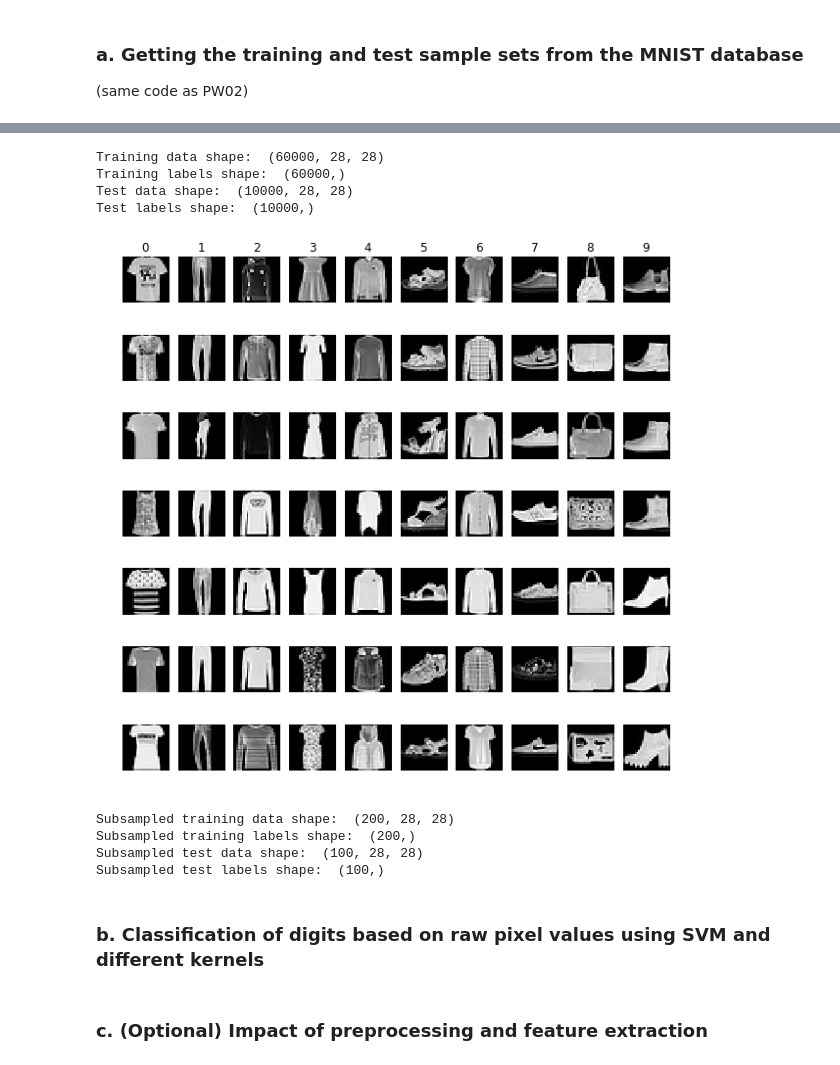
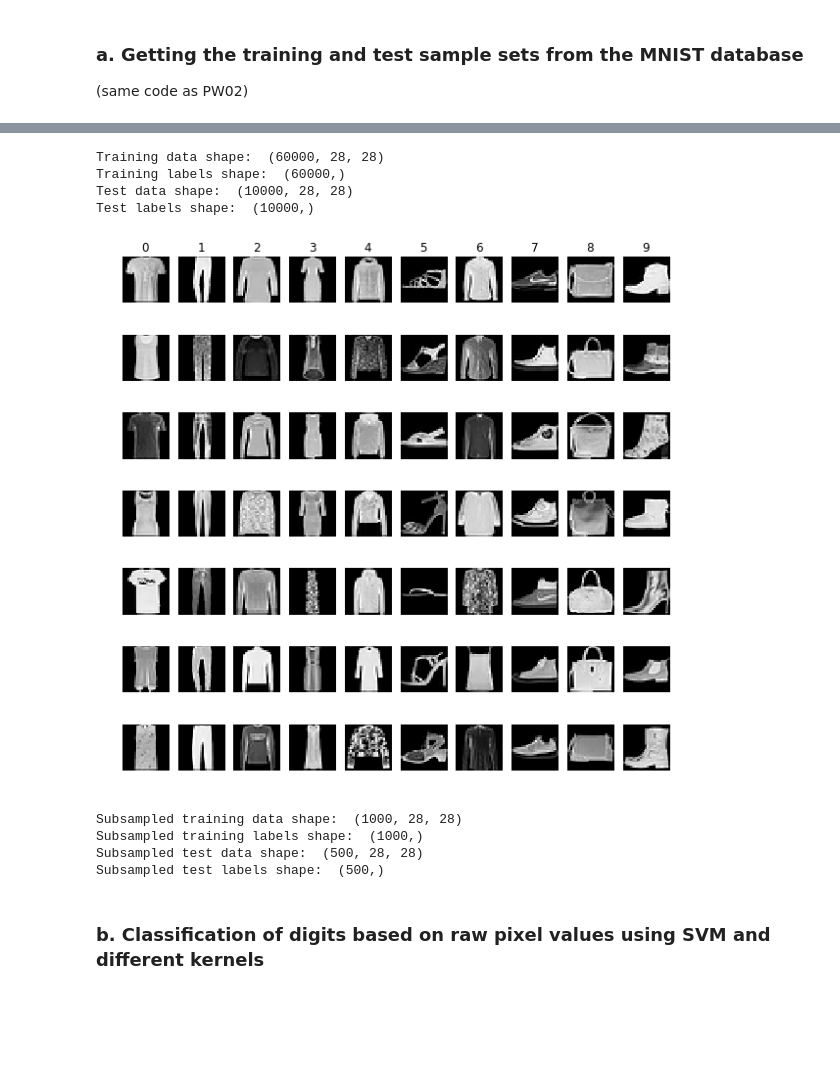
Before and after one commit to flavz27/mach_le_mse, a Jupyter notebook: PW07/07_pittet_vitali.ipynb, the cells around one changed output, grey strips where cells are left out. Saved outputs shown, nothing was run; the diff lists cells and outputs as text; code cells hidden in the pictures; blank space fills up the shorter version.

Commit message:
PW07: Tests done with 1000 samples

```diff
--- a/PW07/07_pittet_vitali.ipynb
+++ b/PW07/07_pittet_vitali.ipynb
@@ -13,12 +37,5 @@
 # %%
 # Run some setup code for this notebook.
-# we will be using the MNIST dataset from zalando https://github.com/zalandoresearch/fashion-mnist
-
-import numpy as np
-import matplotlib.pyplot as plt
-import pandas as pd
-import os
-import math
 
 %matplotlib inline
 
@@ -71,41 +88,39 @@ for y, cls in enumerate(classes): # y and cls takes values from 0-9
         plt_idx = i * num_classes + y + 1   # determines the sub-plot index
         plt.subplot(samples_per_class, num_classes, plt_idx)
         plt.imshow(X_train[idx].astype('uint8'))
         plt.axis('off')
         if i == 0:
             plt.title(cls)
 plt.show()
 
 
 # Subsample the data for more efficient code execution in this exercise. We do this to make it go faster.
 # When you will have completed the whole notebook, you can run it again on a larger (or total) dataset
 # and observe the difference in terms of accuracy (and speedup).
-num_training = 200
+num_training = 1000
 mask = range(num_training)
 X_train = X_train[mask]
 y_train = y_train[mask]
 
-num_test = 100
+num_test = 500
 mask = range(num_test)
 X_test = X_test[mask]
 y_test = y_test[mask]
 
 # TODO: sanity check: write code to print out the size of the subsampled training and test data.
 print('Subsampled training data shape: ', X_train.shape)
 print('Subsampled training labels shape: ', y_train.shape)
 print('Subsampled test data shape: ', X_test.shape)
 print('Subsampled test labels shape: ', y_test.shape)
 # %% [output]
 Training data shape:  (60000, 28, 28)
 Training labels shape:  (60000,)
 Test data shape:  (10000, 28, 28)
 Test labels shape:  (10000,)
-[figure, old version]
+[figure, new version]
-Subsampled training data shape:  (200, 28, 28)
-Subsampled training labels shape:  (200,)
-Subsampled test data shape:  (100, 28, 28)
-Subsampled test labels shape:  (100,)
+Subsampled training data shape:  (1000, 28, 28)
+Subsampled training labels shape:  (1000,)
+Subsampled test data shape:  (500, 28, 28)
+Subsampled test labels shape:  (500,)
 # %% [markdown]
 ### b. Classification of digits based on raw pixel values using SVM and different kernels
-# %% [markdown]
-### c. (Optional) Impact of preprocessing and feature extraction
```
Also changed, not shown: parts of 13 cells of this notebook.
